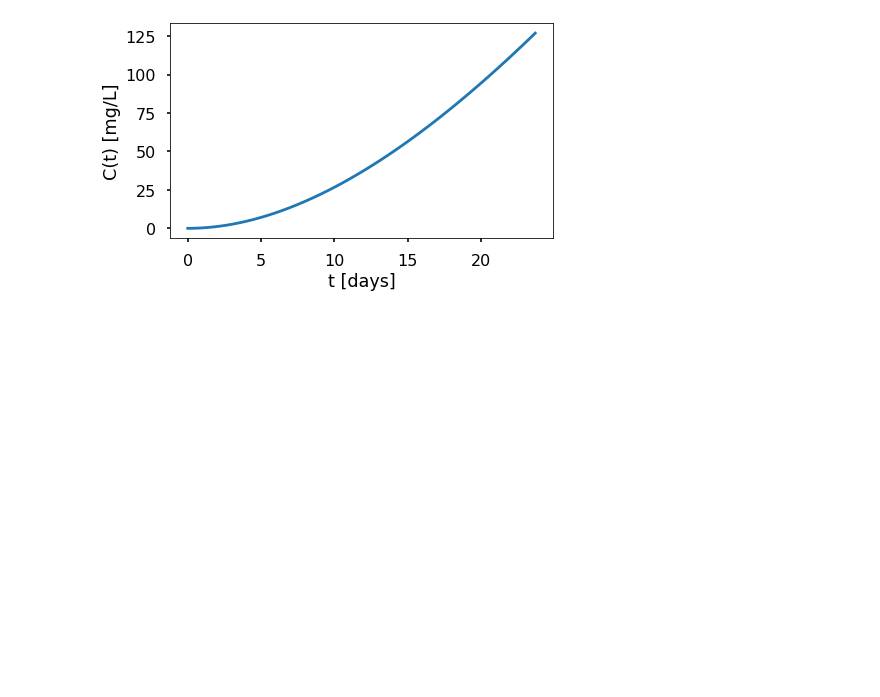
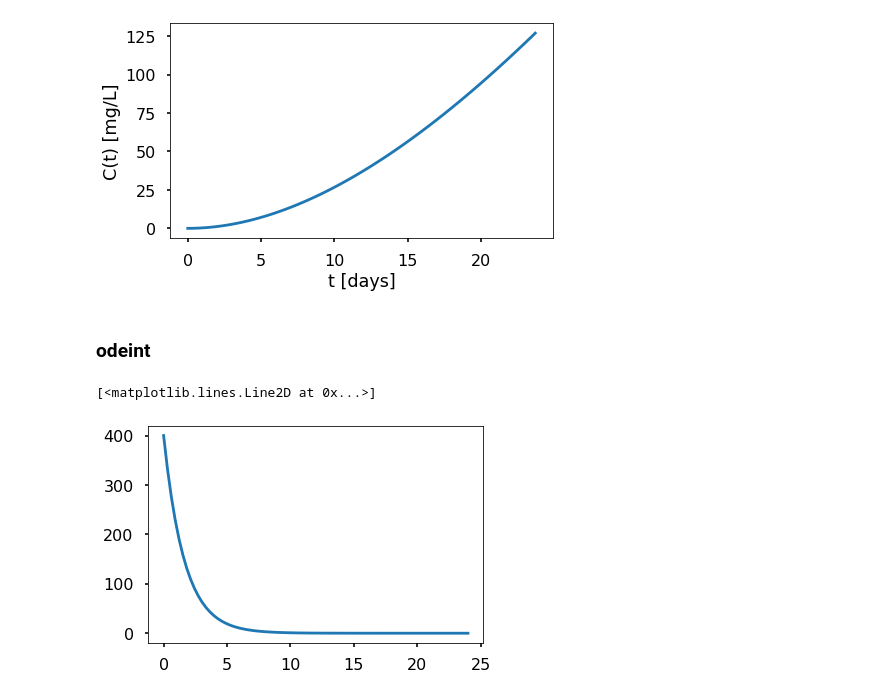
Before and after one commit to Utpal-Mishra/MSc-Thesis-Optimal-Control-Therapy-4-Cancer-Treatment, a Jupyter notebook: OptimalControlTherapy4CancerTreatment.ipynb, the cells around one changed output. Cells and saved outputs as stored; diff of their text form; code cells hidden in the pictures; blank space fills up the shorter version.

```diff
--- a/OptimalControlTherapy4CancerTreatment.ipynb
+++ b/OptimalControlTherapy4CancerTreatment.ipynb
@@ -491,3 +491,35 @@ v=347
 chig(CL, v)
 # %% [output]
 [figure]
+# %% [markdown]
+### odeint
+# %%
+from scipy.integrate import odeint
+import numpy as np
+import matplotlib.pyplot as plt
+
+def model(t, s):
+  CL=14.3
+  v=347
+  ka = 0.61
+  dchigdt = -ka*t
+  #dchibdt = ka*t + (CL/v)*s
+  return dchigdt#, dchibdt
+
+CL=14.3
+ka=0.61
+v=347
+D=400
+f=1
+y0 = (D*f)
+t_eval = np.linspace(0, 24, 80) #np.arange(0, 24, 0.3)
+#chig, chib = odeint(model, y0, t_eval)
+result = odeint(model, y0, t_eval)
+
+#for i in result:
+#  print(i[0], "\t")
+
+plt.plot(t_eval,result)
+# %% [output]
+[<matplotlib.lines.Line2D at 0x...>]
+[figure, added]
```
Also changed, not shown: parts of 3 cells of this notebook.
